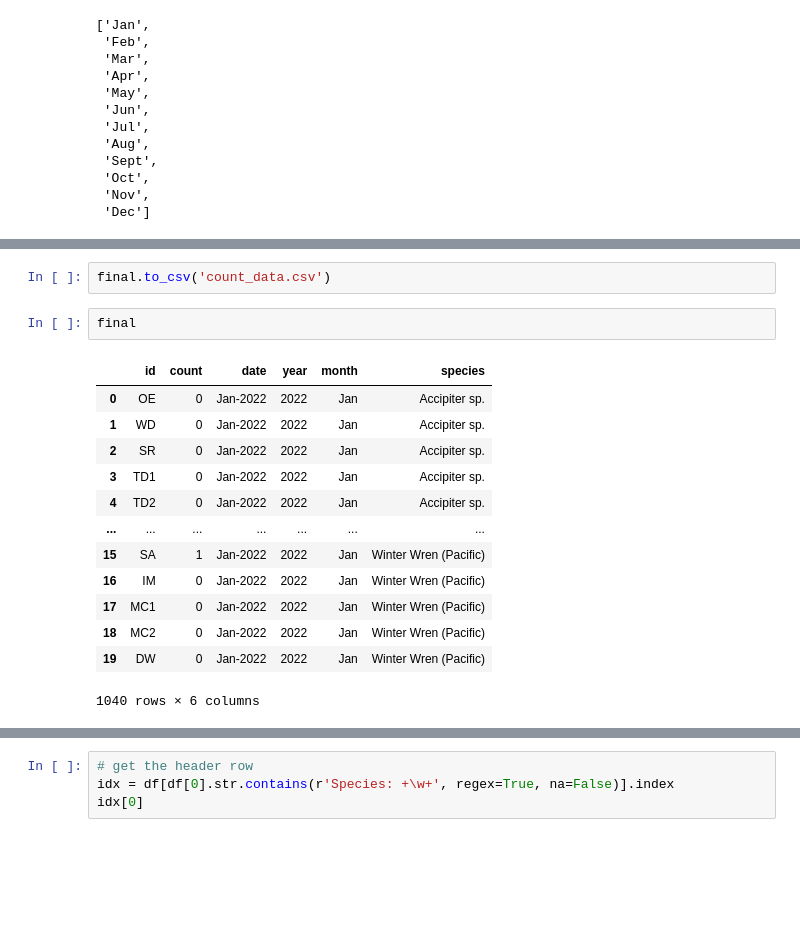
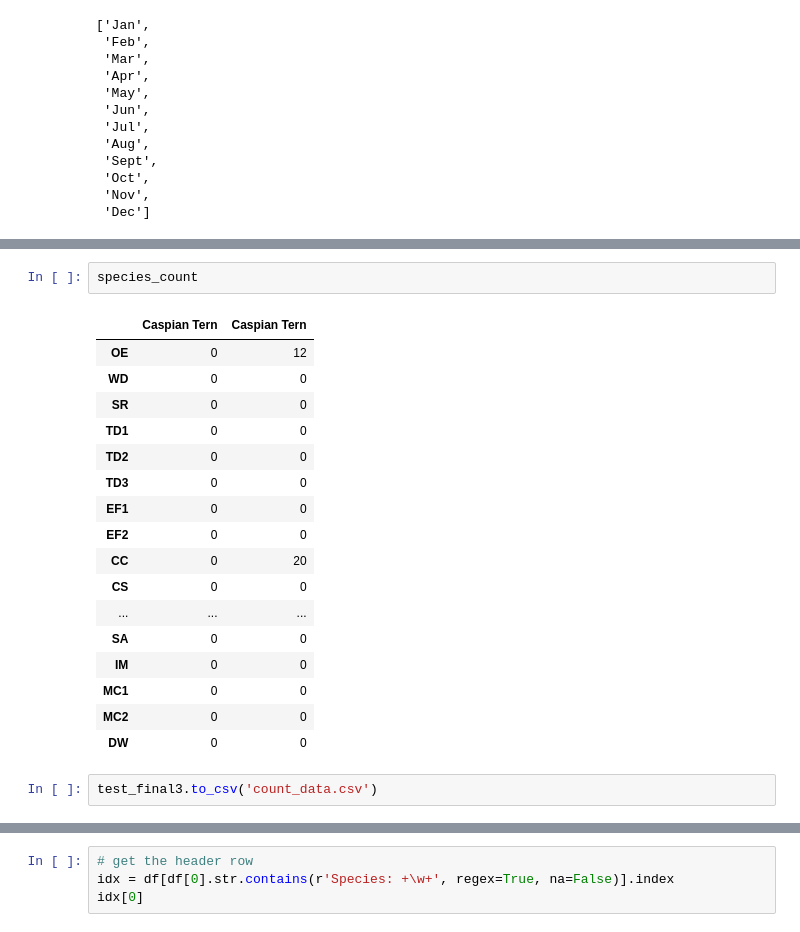
Before and after one commit to KyleKulas/bird_count, a Jupyter notebook: dev/dev_notebook.ipynb, the cells around one changed output, grey strips where cells are left out. Drawn from its saved outputs; the diff is of its cells as text; blank space fills up the shorter version.

Commit message:
fixes for data cleaning

```diff
--- a/dev/dev_notebook.ipynb
+++ b/dev/dev_notebook.ipynb
@@ -185,18 +188,22 @@ final['count'] = final['count'].astype('int64')
+# %%
+species_count
+# %% [output]
+|  | Caspian Tern | Caspian Tern |
+| OE | 0 | 12 |
+| WD | 0 | 0 |
+| SR | 0 | 0 |
+| TD1 | 0 | 0 |
+| TD2 | 0 | 0 |
+| TD3 | 0 | 0 |
+| EF1 | 0 | 0 |
+| EF2 | 0 | 0 |
+| CC | 0 | 20 |
+| CS | 0 | 0 |
+| ... | ... | ... |
+| SA | 0 | 0 |
+| IM | 0 | 0 |
+| MC1 | 0 | 0 |
+| MC2 | 0 | 0 |
+| DW | 0 | 0 |
 # %%
-final.to_csv('count_data.csv')
+test_final3.to_csv('count_data.csv')
-# %%
-final
-# %% [output]
-|  | id | count | date | year | month | species |
-| 0 | OE | 0 | Jan-2022 | 2022 | Jan | Accipiter sp. |
-| 1 | WD | 0 | Jan-2022 | 2022 | Jan | Accipiter sp. |
-| 2 | SR | 0 | Jan-2022 | 2022 | Jan | Accipiter sp. |
-| 3 | TD1 | 0 | Jan-2022 | 2022 | Jan | Accipiter sp. |
-| 4 | TD2 | 0 | Jan-2022 | 2022 | Jan | Accipiter sp. |
-| ... | ... | ... | ... | ... | ... | ... |
-| 15 | SA | 1 | Jan-2022 | 2022 | Jan | Winter Wren (Pacific) |
-| 16 | IM | 0 | Jan-2022 | 2022 | Jan | Winter Wren (Pacific) |
-| 17 | MC1 | 0 | Jan-2022 | 2022 | Jan | Winter Wren (Pacific) |
-| 18 | MC2 | 0 | Jan-2022 | 2022 | Jan | Winter Wren (Pacific) |
-| 19 | DW | 0 | Jan-2022 | 2022 | Jan | Winter Wren (Pacific) |
-1040 rows × 6 columns
```
Also changed, not shown: parts of 10 cells of this notebook.
